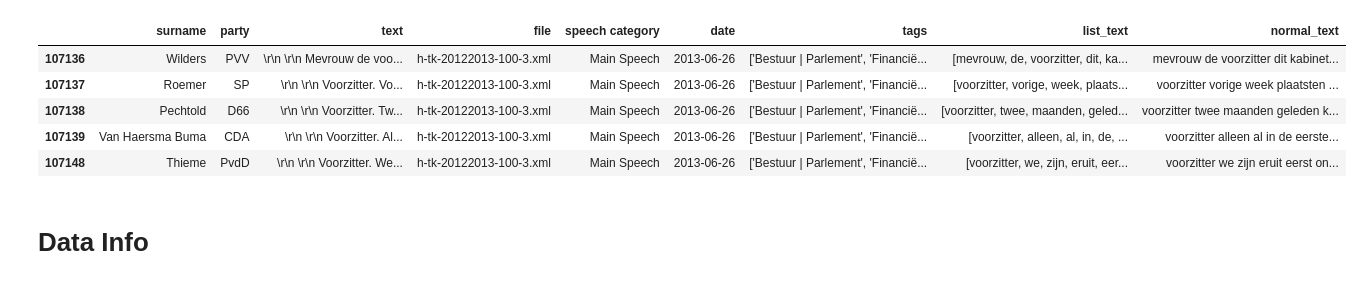
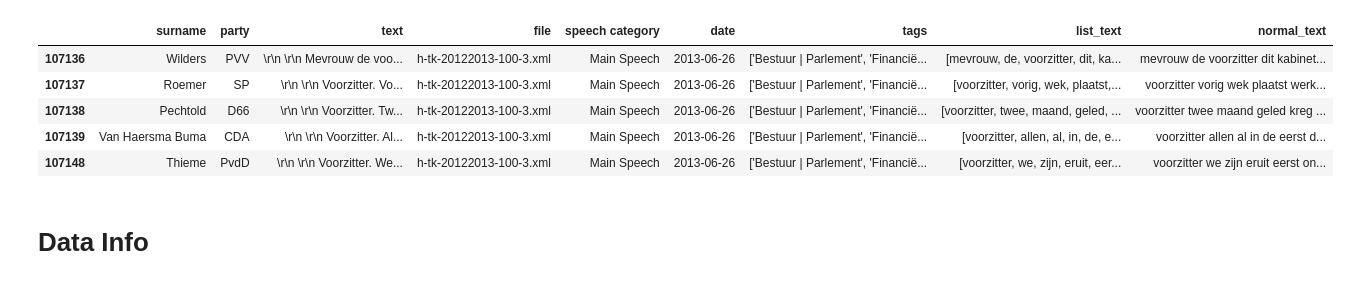
Before and after one commit to jaspervanderheide/Scriptie-Sprekers-TK, a Jupyter notebook: CompleteNotebook.ipynb, the cells around one changed output. Drawn from its saved outputs; the diff is of its cells as text; code cells hidden in the pictures.

```diff
--- a/CompleteNotebook.ipynb
+++ b/CompleteNotebook.ipynb
@@ -45,18 +45,17 @@ stemmer = nltk.stem.snowball.SnowballStemmer("dutch")
 # %%
 # Importing data
 df = pd.read_csv("Handelingen.csv", index_col=0)
 df = df.loc[df['speech category'] == 'Main Speech']
 
-## FIX THIS INTO ONE LINE
-df['list_text'] = df.text.apply(lambda x: [t.lower() for t in tokenizer.tokenize(x)])
+df['list_text'] = df.text.apply(lambda x: [stemmer.stem(t) for t in tokenizer.tokenize(x)])
 df['normal_text'] = df.list_text.apply(lambda x: ' '.join(x))
 df.head(5)
 # %% [output]
 |  | surname | party | text | file | speech category | date | tags | list_text | normal_text |
 | 107136 | Wilders | PVV | \r\n \r\n Mevrouw de voo... | h-tk-20122013-100-3.xml | Main Speech | 2013-06-26 | ['Bestuur | Parlement', 'Financië... | [mevrouw, de, voorzitter, dit, ka... | mevrouw de voorzitter dit kabinet... |
-| 107137 | Roemer | SP | \r\n \r\n Voorzitter. Vo... | h-tk-20122013-100-3.xml | Main Speech | 2013-06-26 | ['Bestuur | Parlement', 'Financië... | [voorzitter, vorige, week, plaats... | voorzitter vorige week plaatsten ... |
-| 107138 | Pechtold | D66 | \r\n \r\n Voorzitter. Tw... | h-tk-20122013-100-3.xml | Main Speech | 2013-06-26 | ['Bestuur | Parlement', 'Financië... | [voorzitter, twee, maanden, geled... | voorzitter twee maanden geleden k... |
-| 107139 | Van Haersma Buma | CDA | \r\n \r\n Voorzitter. Al... | h-tk-20122013-100-3.xml | Main Speech | 2013-06-26 | ['Bestuur | Parlement', 'Financië... | [voorzitter, alleen, al, in, de, ... | voorzitter alleen al in de eerste... |
+| 107137 | Roemer | SP | \r\n \r\n Voorzitter. Vo... | h-tk-20122013-100-3.xml | Main Speech | 2013-06-26 | ['Bestuur | Parlement', 'Financië... | [voorzitter, vorig, wek, plaatst,... | voorzitter vorig wek plaatst werk... |
+| 107138 | Pechtold | D66 | \r\n \r\n Voorzitter. Tw... | h-tk-20122013-100-3.xml | Main Speech | 2013-06-26 | ['Bestuur | Parlement', 'Financië... | [voorzitter, twee, maand, geled, ... | voorzitter twee maand geled kreg ... |
+| 107139 | Van Haersma Buma | CDA | \r\n \r\n Voorzitter. Al... | h-tk-20122013-100-3.xml | Main Speech | 2013-06-26 | ['Bestuur | Parlement', 'Financië... | [voorzitter, allen, al, in, de, e... | voorzitter allen al in de eerst d... |
 | 107148 | Thieme | PvdD | \r\n \r\n Voorzitter. We... | h-tk-20122013-100-3.xml | Main Speech | 2013-06-26 | ['Bestuur | Parlement', 'Financië... | [voorzitter, we, zijn, eruit, eer... | voorzitter we zijn eruit eerst on... |
 # %% [markdown]
 # Data Info
```
Also changed, not shown: parts of 3 cells of this notebook, 3 other files.
